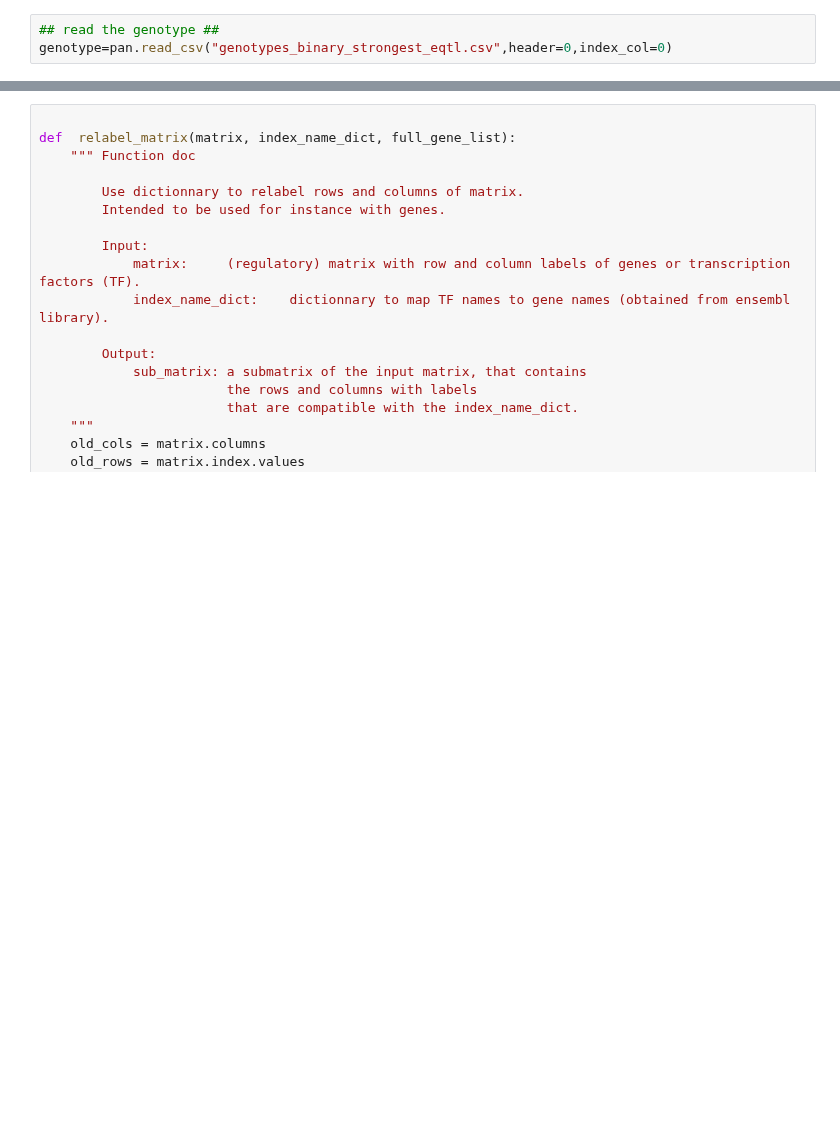
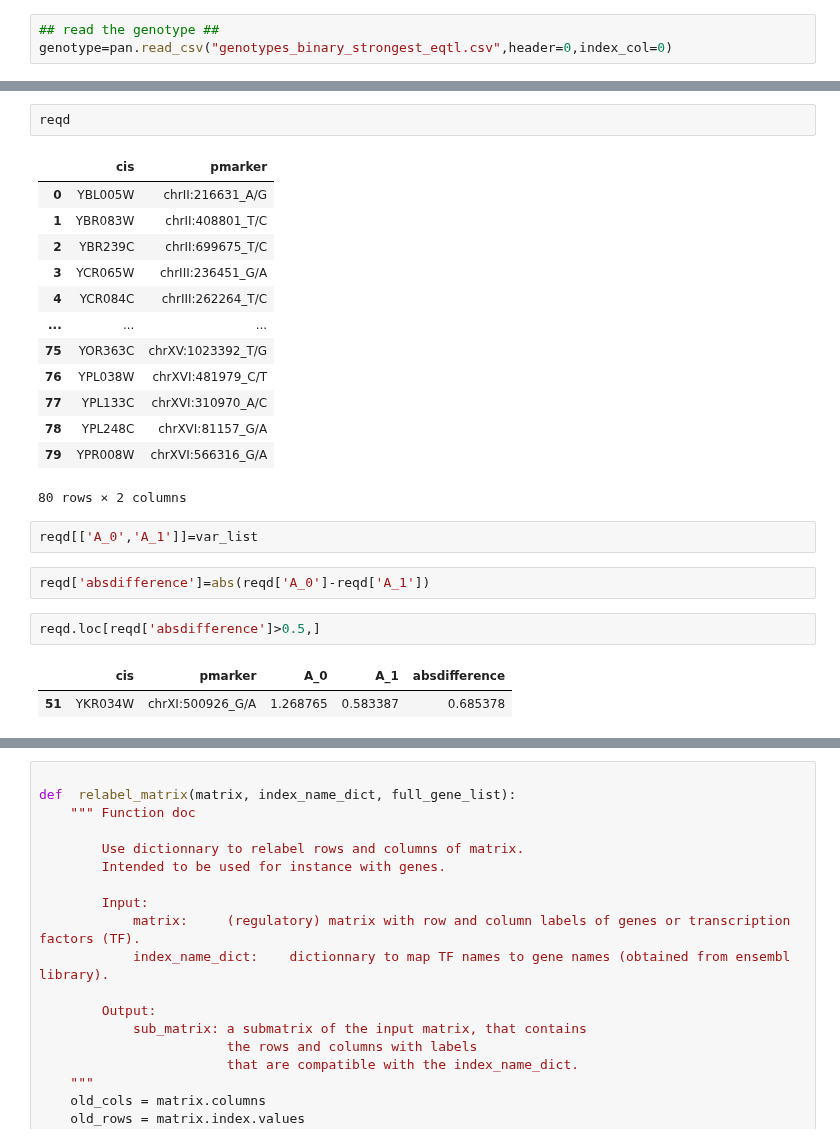
Before and after one commit to BIRDSgroup/NLCD, a Jupyter notebook: scripts/full_procedure.ipynb, the cells around one changed output, grey strips where cells are left out. Saved outputs shown, nothing was run; the diff lists cells and outputs as text; blank space fills up the shorter version.

```diff
--- a/scripts/full_procedure.ipynb
+++ b/scripts/full_procedure.ipynb
@@ -441,0 +499,25 @@ f.close()
+# %%
+reqd
+# %% [output]
+|  | cis | pmarker |
+| 0 | YBL005W | chrII:216631_A/G |
+| 1 | YBR083W | chrII:408801_T/C |
+| 2 | YBR239C | chrII:699675_T/C |
+| 3 | YCR065W | chrIII:236451_G/A |
+| 4 | YCR084C | chrIII:262264_T/C |
+| ... | ... | ... |
+| 75 | YOR363C | chrXV:1023392_T/G |
+| 76 | YPL038W | chrXVI:481979_C/T |
+| 77 | YPL133C | chrXVI:310970_A/C |
+| 78 | YPL248C | chrXVI:81157_G/A |
+| 79 | YPR008W | chrXVI:566316_G/A |
+80 rows × 2 columns
+# %%
+reqd[['A_0','A_1']]=var_list
+# %%
+reqd['absdifference']=abs(reqd['A_0']-reqd['A_1'])
+# %%
+reqd.loc[reqd['absdifference']>0.5,]
+# %% [output]
+|  | cis | pmarker | A_0 | A_1 | absdifference |
+| 51 | YKR034W | chrXI:500926_G/A | 1.268765 | 0.583387 | 0.685378 |
```
Also changed, not shown: parts of 23 cells of this notebook.
